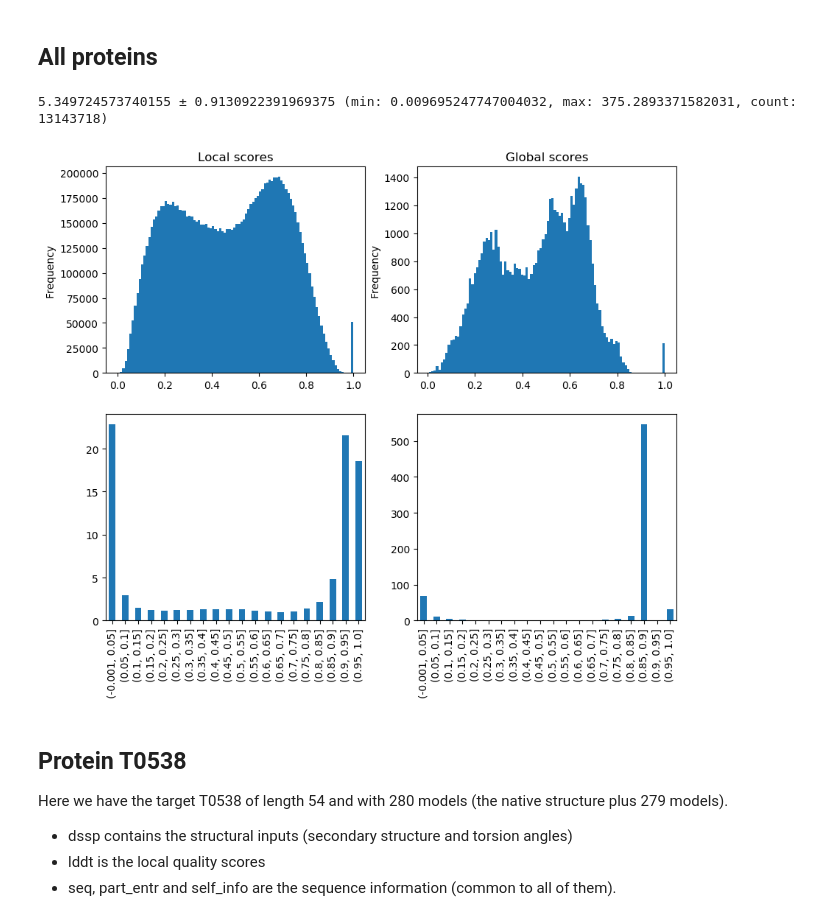
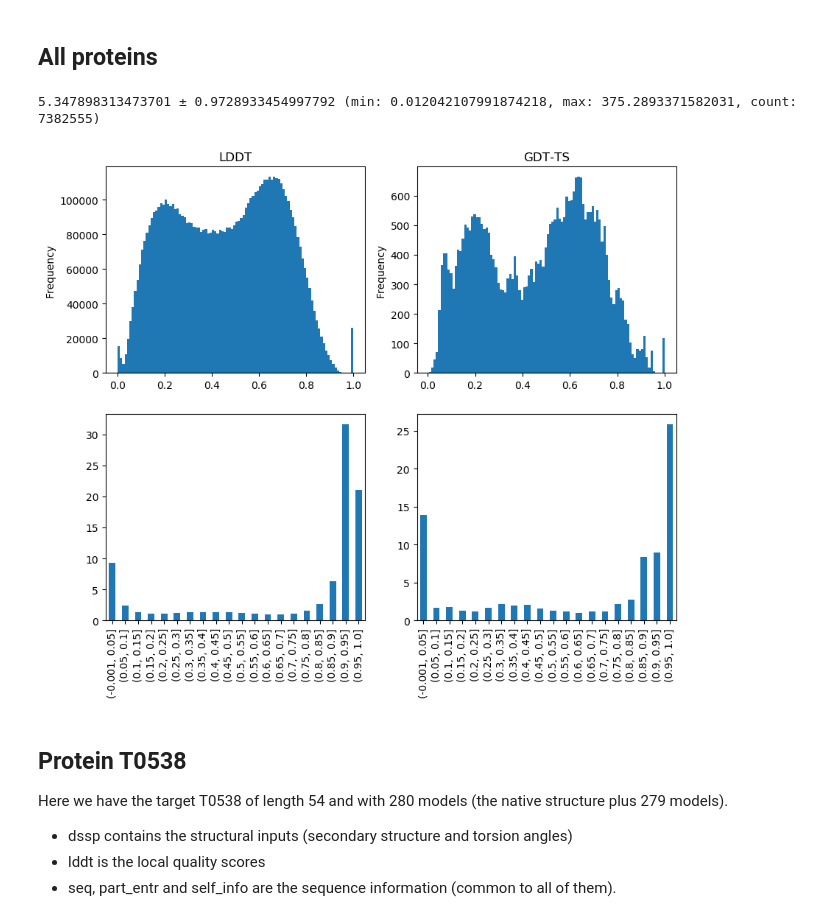
Before and after one commit to baldassarreFe/graphqa, a Jupyter notebook: notebooks/Dataset.ipynb, the cells around one changed output. Drawn from its saved outputs; the diff is of its cells as text; code cells hidden in the pictures.

```diff
--- a/notebooks/Dataset.ipynb
+++ b/notebooks/Dataset.ipynb
@@ -18,8 +18,7 @@ import torchgraphs as tg
 from IPython.display import display, Markdown
 
 aminoacids = list('ACDEFGHIKLMNOPQRSTUVWY') + ['None']
+h5_file = tables.open_file('../data/CASP9.h5')
-# %%
-h5_file = tables.open_file('../data/training_casp9_10.v4.h5')
 # %% [markdown]
 ## All proteins
 # %%
@@ -30,39 +29,39 @@ all_neighbor_distances = RunningStats()
 all_local_scores = []
 all_global_scores = []
 for protein in h5_file.list_nodes('/'):
-    all_global_scores += np.array(protein.lddt_global).tolist()
+    all_global_scores += np.array(protein.gdt_ts).tolist()
     all_local_scores += np.array(protein.lddt).ravel().tolist()
     for model_idx in range(len(protein.names)):
         coordinates = protein.cb_coordinates[model_idx]  # coordinates of the β carbon (or α if β is not present)
-        distances = scipy.spatial.distance.pdist(coordinates)  # flattened pairwise distances between residues
-        #all_distances.add_from(distances)
+        # distances = scipy.spatial.distance.pdist(coordinates)  # flattened pairwise distances between residues
+        # all_distances.add_from(distances)
         neighbor_distances = np.sqrt(np.sum(np.square(coordinates[:-1] - coordinates[1:]), axis=1))
         all_neighbor_distances.add_from(neighbor_distances[~np.isnan(neighbor_distances)])
 
 #print(all_distances)
 print(all_neighbor_distances)
 # %% [output]
-5.349724573740155 ± 0.9130922391969375 (min: 0.009695247747004032, max: 375.2893371582031, count: 13143718)
+5.347898313473701 ± 0.9728933454997792 (min: 0.012042107991874218, max: 375.2893371582031, count: 7382555)
 # %%
 all_local_scores = pd.Series(all_local_scores, name='local_scores').dropna()
 all_global_scores = pd.Series(all_global_scores, name='global_scores').dropna()
 
 fig, axes = plt.subplots(2, 2, figsize=(10, 8))
-all_local_scores.plot.hist(bins=100, title='Local scores', ax=axes[0, 0])
-all_global_scores.plot.hist(bins=100, title='Global scores', ax=axes[0, 1])
+all_local_scores.plot.hist(bins=100, title='LDDT', ax=axes[0, 0])
+all_global_scores.plot.hist(bins=100, title='GDT-TS', ax=axes[0, 1])
 
 frequencies_local = pd.cut(all_local_scores, bins=np.linspace(0, 1, num=20+1), include_lowest=True) \
     .value_counts() \
     .sort_index()
 frequencies_global = pd.cut(all_global_scores, bins=np.linspace(0, 1, num=20+1), include_lowest=True) \
     .value_counts() \
     .sort_index()
 
 (frequencies_local.max() / frequencies_local).plot.bar(ax=axes[1, 0])
 (frequencies_global.max() / frequencies_global).plot.bar(ax=axes[1, 1])
 display(fig)
 # %% [output]
-[figure, old version]
+[figure, new version]
 # %% [markdown]
 ## Protein T0538
 Here we have the target T0538 of length 54 and with 280 models (the native structure plus 279 models).
```
Also changed, not shown: parts of 13 cells of this notebook, 5 other files.
